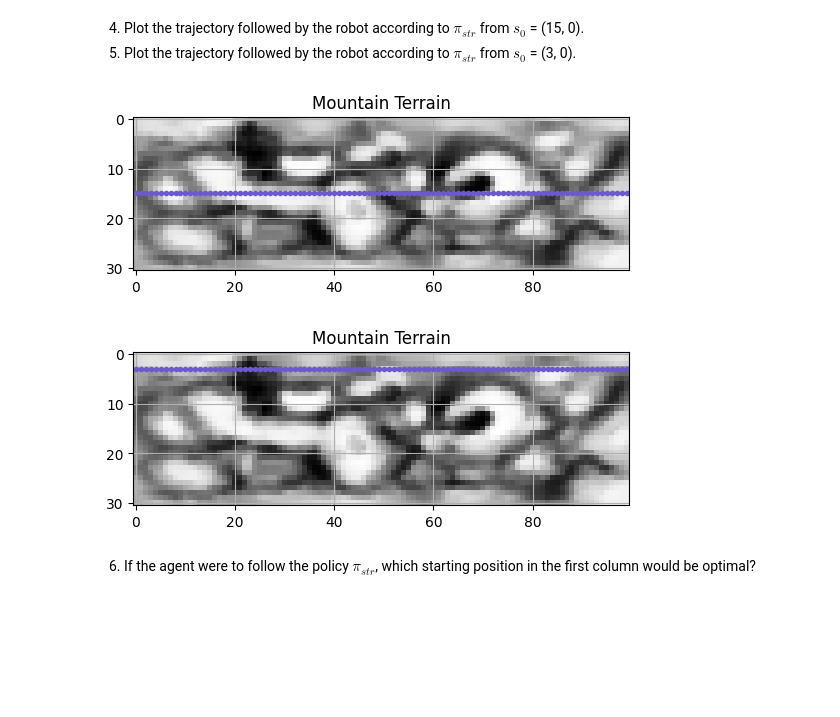
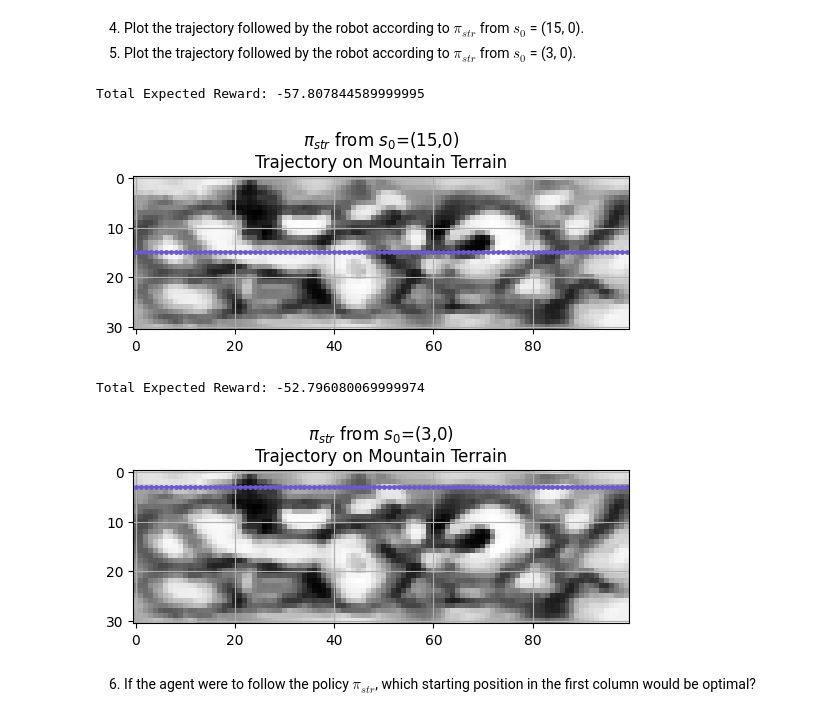
Before and after one commit to kuimetra/reinforcement_learning, a Jupyter notebook: problem_set2/main.ipynb, the cells around one changed output. Cells and saved outputs as stored; diff of their text form; code cells hidden in the pictures; blank space fills up the shorter version.

Commit message:
calculate total expected reward

```diff
--- a/problem_set2/main.ipynb
+++ b/problem_set2/main.ipynb
@@ -62,7 +61,8 @@ def policy_straight(state):
 or from right to left (from the bottom of the mountain to the top). How do the results differ?
 # %%
 env = Mountain_one()
-v_straight_left_to_right = policy_evaluation(env, policy_straight, order='ltr')
+straight_policy = {state: policy_straight(state) for i in range(31) for j in range(100) for state in [(i, j)]}
+v_straight_left_to_right = policy_evaluation(env, straight_policy, order='ltr')
 # %% [output]
 [Policy Evaluation] Number of iterations: 99
 # %%
@@ -101,11 +75,45 @@ def plot_trajectory(env, policy, initial_state):
+# %%
+def plot_trajectory(env, policy, initial_state, plot_title):
+    mountain_map = env.get_map()
+    fig, ax = plt.subplots()
+    ax.imshow(mountain_map, cmap='Greys_r')
+    ax.set_title(plot_title)
+    ax.set_xticks(np.arange(0, 101, 20))
+    ax.set_yticks(np.arange(0, 32, 10))
+    ax.grid(True)
+
+    current_state = initial_state
+    trajectory = [current_state]
+    total_reward = 0
+
+    while current_state[1] < 99:
+        action_probabilities = policy[current_state]
+
+        # if the probabilities are all the same, select randomly among the actions with the highest probability (for task 9)
+        max_prob = max(action_probabilities.values())
+        best_actions = [action for action, prob in action_probabilities.items() if prob == max_prob]
+        action = np.random.choice(best_actions)
+
+        total_reward += env.get_reward(current_state, action)
+        next_state = env.next_state(current_state, action)
+        trajectory.append(next_state)
+        current_state = next_state
+
+    print(f"Total Expected Reward: {total_reward}")
+
+    x, y = zip(*[(state[1], state[0]) for state in trajectory])
+    ax.plot(x, y, marker='.', markersize=5, linestyle='-', color='slateblue')
+    plt.show()
 # %%
-plot_trajectory(env, policy_straight, (15, 0))
+plot_trajectory(env, straight_policy, (15, 0), '$\pi_{str}$ from $s_0$=(15,0)\nTrajectory on Mountain Terrain')
 # %% [output]
+Total Expected Reward: -57.807844589999995
-[figure, old version]
+[figure, new version]
 # %%
-plot_trajectory(env, policy_straight, (3, 0))
+plot_trajectory(env, straight_policy, (3, 0), '$\pi_{str}$ from $s_0$=(3,0)\nTrajectory on Mountain Terrain')
 # %% [output]
+Total Expected Reward: -52.796080069999974
-[figure, old version]
+[figure, new version]
 # %% [markdown]
 6. If the agent were to follow the policy $\pi_{str}$, which starting position in the first column would be optimal?
 # %%
```
Also changed, not shown: parts of 24 cells of this notebook.
